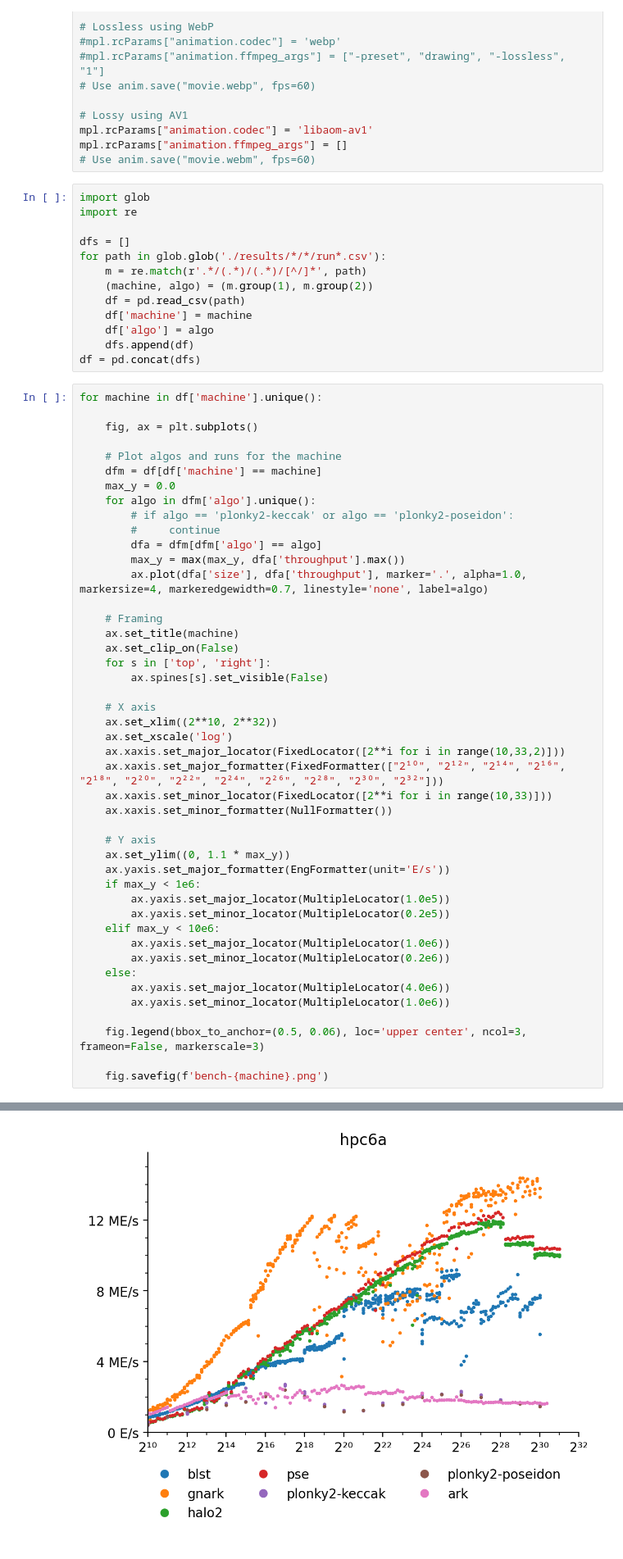
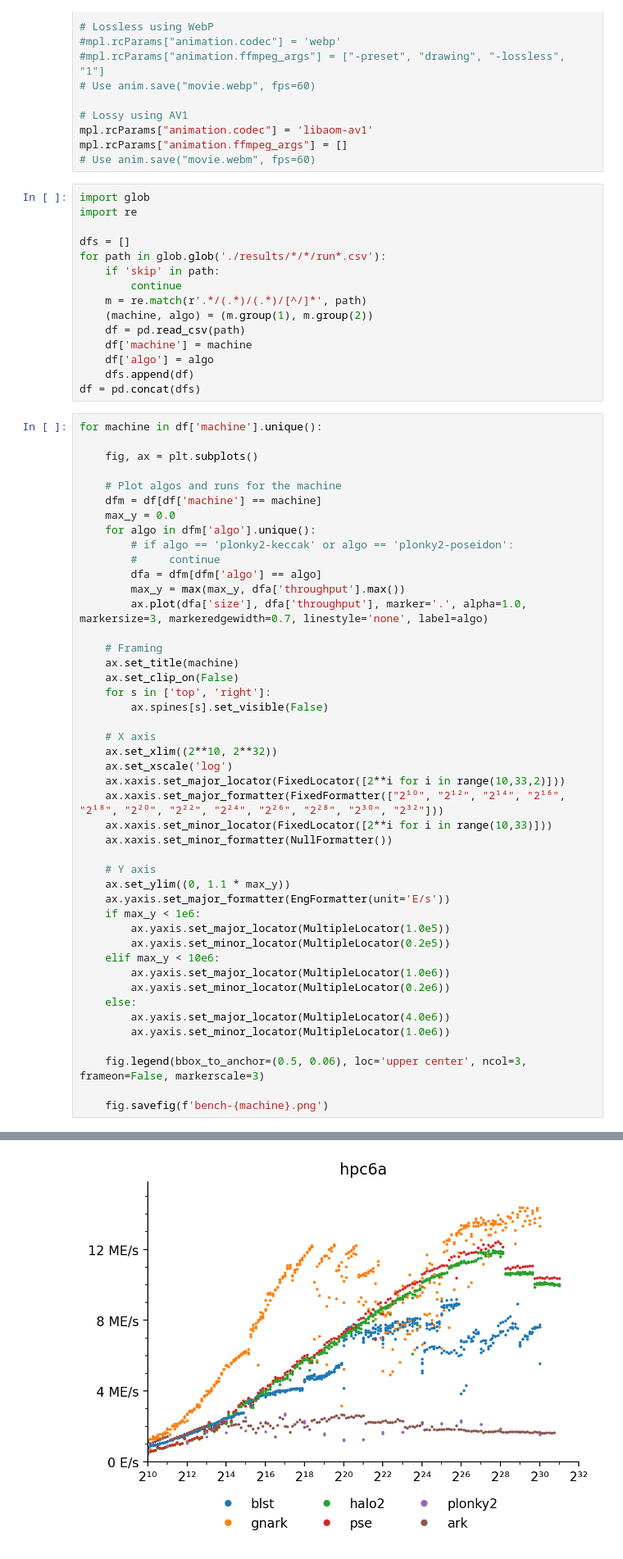
Before and after one commit to recmo/pc-bench, a Jupyter notebook: analysis.ipynb, the cells around one changed output, grey strips where cells are left out. Shown: that part at 82% size. Saved outputs shown, nothing was run; the diff lists cells and outputs as text.

```diff
--- a/analysis.ipynb
+++ b/analysis.ipynb
@@ -33,6 +33,8 @@ import re
 
 dfs = []
 for path in glob.glob('./results/*/*/run*.csv'):
+    if 'skip' in path:
+        continue
     m = re.match(r'.*/(.*)/(.*)/[^/]*', path)
     (machine, algo) = (m.group(1), m.group(2))
     df = pd.read_csv(path)
@@ -53,7 +55,7 @@ for machine in df['machine'].unique():
         #     continue
         dfa = dfm[dfm['algo'] == algo]
         max_y = max(max_y, dfa['throughput'].max())
-        ax.plot(dfa['size'], dfa['throughput'], marker='.', alpha=1.0, markersize=4, markeredgewidth=0.7, linestyle='none', label=algo)
+        ax.plot(dfa['size'], dfa['throughput'], marker='.', alpha=1.0, markersize=3, markeredgewidth=0.7, linestyle='none', label=algo)
 
     # Framing
     ax.set_title(machine)
@@ -90 +92 @@ for machine in df['machine'].unique():
-[figure, old version]
+[figure, new version]
```
Also changed, not shown: parts of 1 cell of this notebook, 33 other files.
